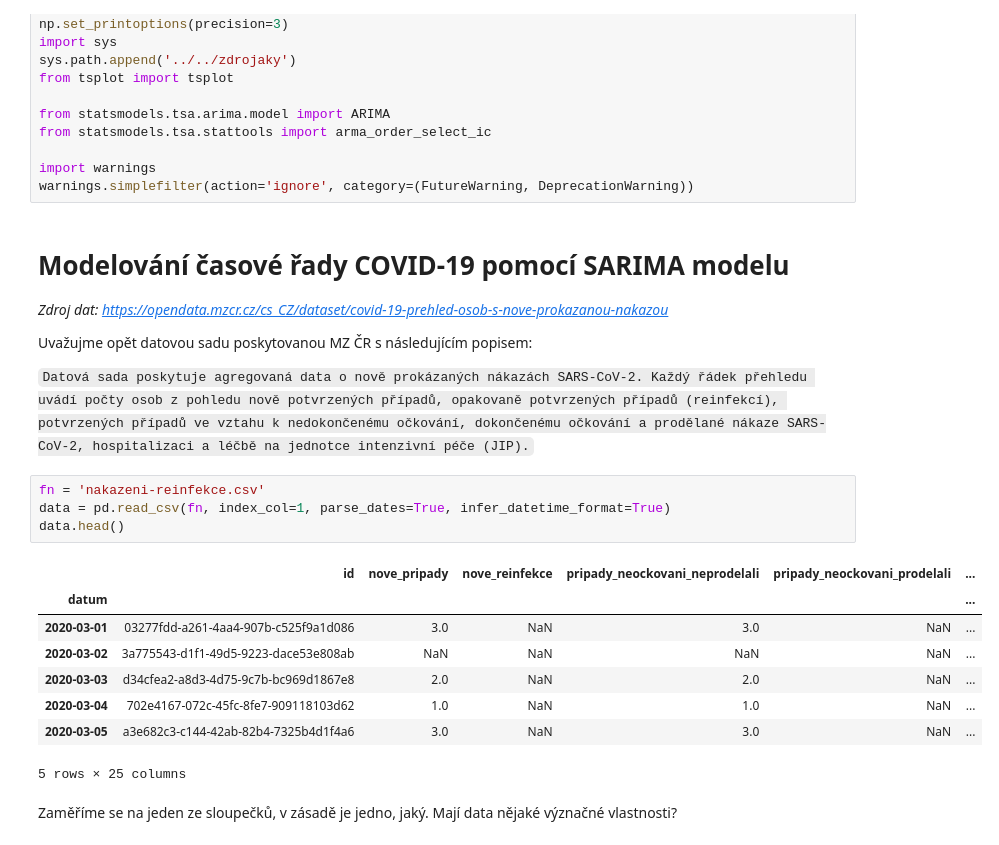
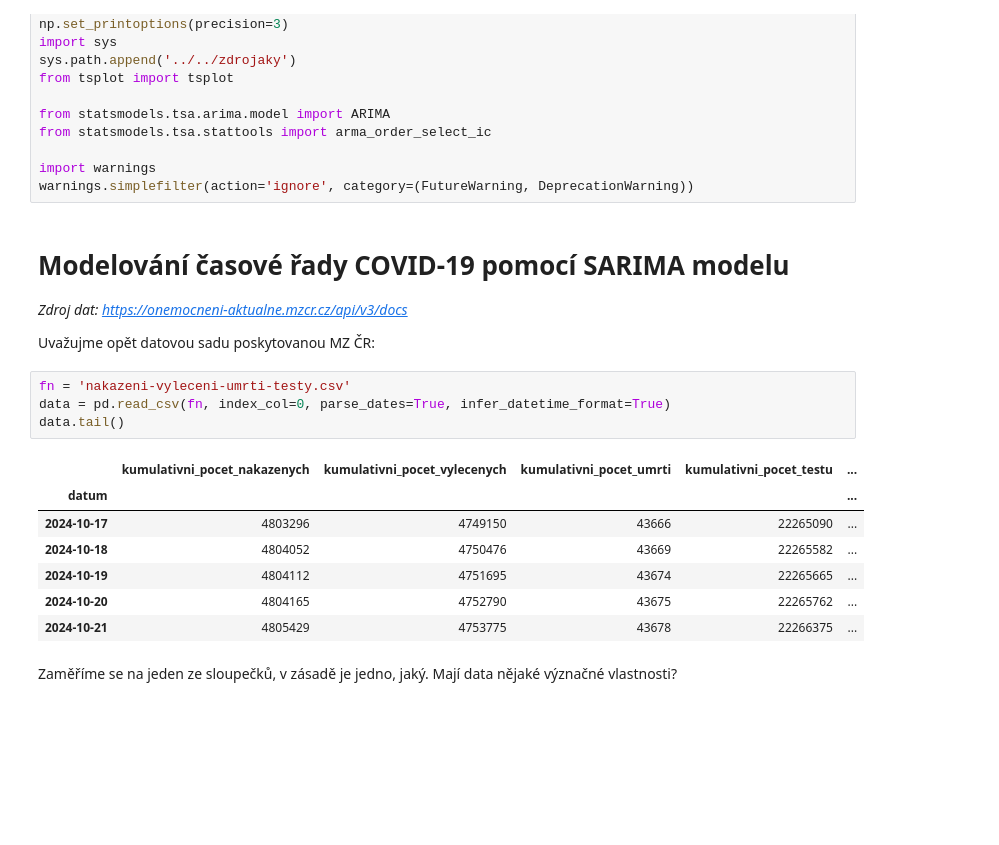
Before and after one commit to kamil-dedecius/mi-scr, a Jupyter notebook: cviceni/5_lab/1_SARIMA.ipynb, the cells around one changed output. Cells and saved outputs as stored; diff of their text form; blank space fills up the shorter version.

````diff
--- a/cviceni/5_lab/1_SARIMA.ipynb
+++ b/cviceni/5_lab/1_SARIMA.ipynb
@@ -12,27 +12,24 @@ from statsmodels.tsa.stattools import arma_order_select_ic
 
 import warnings
 warnings.simplefilter(action='ignore', category=(FutureWarning, DeprecationWarning))
-# %% [markdown]
-# Modelování časové řady COVID-19 pomocí SARIMA modelu
-
-*Zdroj dat: https://opendata.mzcr.cz/cs_CZ/dataset/covid-19-prehled-osob-s-nove-prokazanou-nakazou*
-
-Uvažujme opět datovou sadu poskytovanou MZ ČR s následujícím popisem:
-
-```Datová sada poskytuje agregovaná data o nově prokázaných nákazách SARS-CoV-2. Každý řádek přehledu uvádí počty osob z pohledu nově potvrzených případů, opakovaně potvrzených případů (reinfekcí), potvrzených případů ve vztahu k nedokončenému očkování, dokončenému očkování a prodělané nákaze SARS-CoV-2, hospitalizaci a léčbě na jednotce intenzivní péče (JIP).```
+# %% [markdown]
+# Modelování časové řady COVID-19 pomocí SARIMA modelu
+
+*Zdroj dat: https://onemocneni-aktualne.mzcr.cz/api/v3/docs*
+
+Uvažujme opět datovou sadu poskytovanou MZ ČR:
 # %%
-fn = 'nakazeni-reinfekce.csv'
-data = pd.read_csv(fn, index_col=1, parse_dates=True, infer_datetime_format=True)
-data.head()
+fn = 'nakazeni-vyleceni-umrti-testy.csv'
+data = pd.read_csv(fn, index_col=0, parse_dates=True, infer_datetime_format=True)
+data.tail()
 # %% [output]
-|  | id | nove_pripady | nove_reinfekce | pripady_neockovani_neprodelali | pripady_neockovani_prodelali | ... |
-| datum |  |  |  |  |  | ... |
-| 2020-03-01 | 03277fdd-a261-4aa4-907b-c525f9a1d086 | 3.0 | NaN | 3.0 | NaN | ... |
-| 2020-03-02 | 3a775543-d1f1-49d5-9223-dace53e808ab | NaN | NaN | NaN | NaN | ... |
-| 2020-03-03 | d34cfea2-a8d3-4d75-9c7b-bc969d1867e8 | 2.0 | NaN | 2.0 | NaN | ... |
-| 2020-03-04 | 702e4167-072c-45fc-8fe7-909118103d62 | 1.0 | NaN | 1.0 | NaN | ... |
-| 2020-03-05 | a3e682c3-c144-42ab-82b4-7325b4d1f4a6 | 3.0 | NaN | 3.0 | NaN | ... |
+|  | kumulativni_pocet_nakazenych | kumulativni_pocet_vylecenych | kumulativni_pocet_umrti | kumulativni_pocet_testu | ... |
+| datum |  |  |  |  | ... |
+| 2024-10-17 | 4803296 | 4749150 | 43666 | 22265090 | ... |
+| 2024-10-18 | 4804052 | 4750476 | 43669 | 22265582 | ... |
+| 2024-10-19 | 4804112 | 4751695 | 43674 | 22265665 | ... |
+| 2024-10-20 | 4804165 | 4752790 | 43675 | 22265762 | ... |
+| 2024-10-21 | 4805429 | 4753775 | 43678 | 22266375 | ... |
-5 rows × 25 columns
 # %% [markdown]
 Zaměříme se na jeden ze sloupečků, v zásadě je jedno, jaký. Mají data nějaké význačné vlastnosti?
 # %%
````
Also changed, not shown: parts of 11 cells of this notebook, 1 other file.
